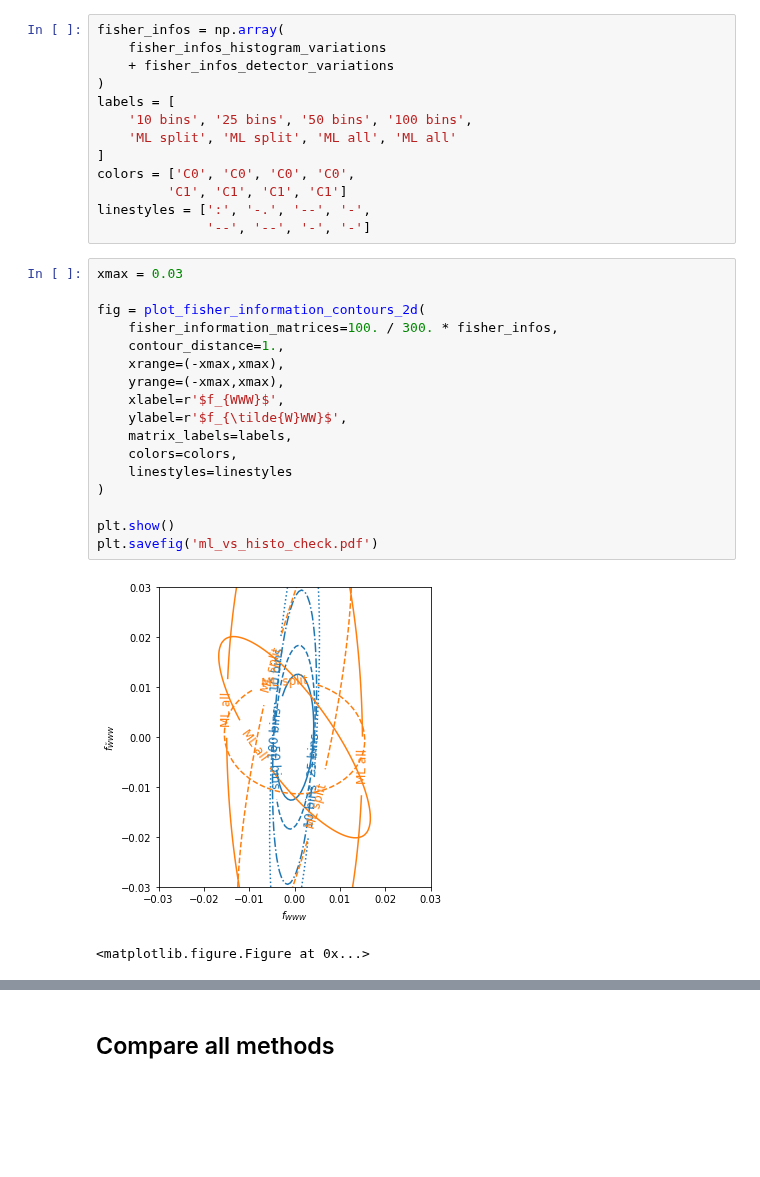
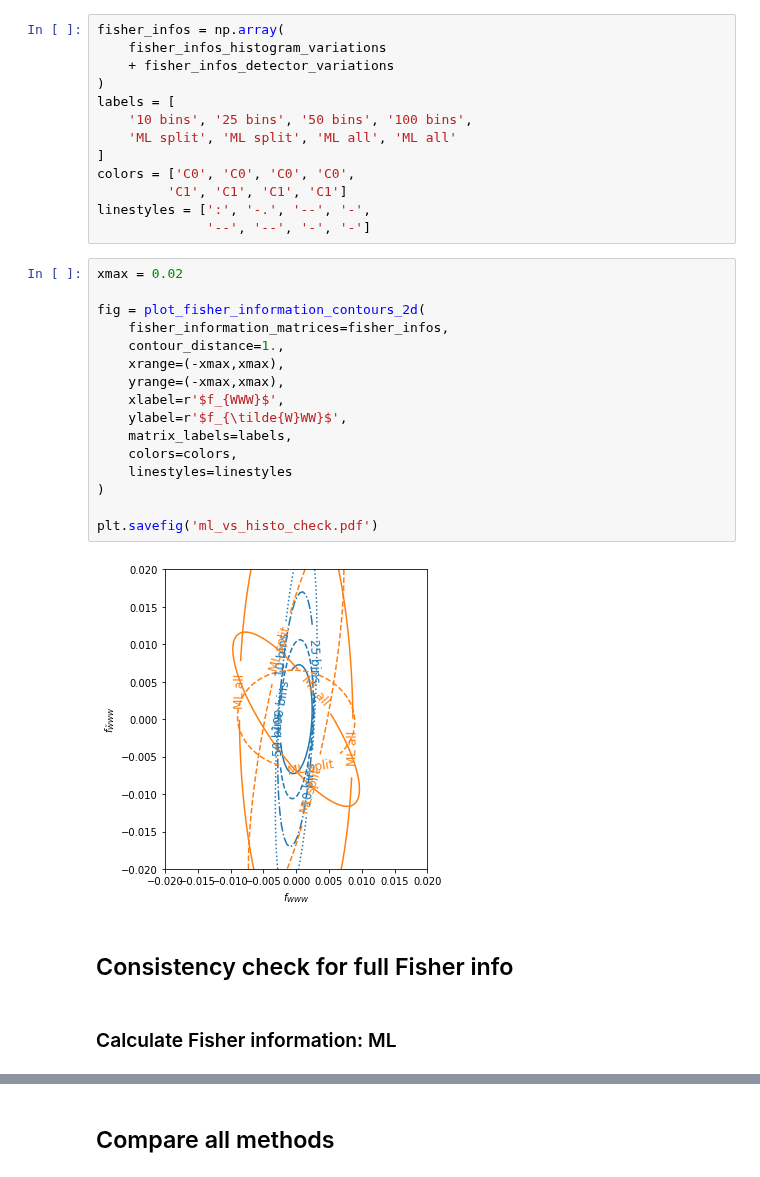
Before and after one commit to dlvp/diboson_mining, a Jupyter notebook: notebooks/wgamma/06_fisher_information.ipynb, the cells around one changed output, grey strips where cells are left out. Saved outputs shown, nothing was run; the diff lists cells and outputs as text; blank space fills up the shorter version.

```diff
--- a/notebooks/wgamma/06_fisher_information.ipynb
+++ b/notebooks/wgamma/06_fisher_information.ipynb
@@ -122,22 +122,24 @@ colors = ['C0', 'C0', 'C0', 'C0',
 linestyles = [':', '-.', '--', '-',
               '--', '--', '-', '-']
 # %%
-xmax = 0.03
+xmax = 0.02
 
 fig = plot_fisher_information_contours_2d(
-    fisher_information_matrices=100. / 300. * fisher_infos,
+    fisher_information_matrices=fisher_infos,
     contour_distance=1.,
     xrange=(-xmax,xmax),
     yrange=(-xmax,xmax),
     xlabel=r'$f_{WWW}$',
     ylabel=r'$f_{\tilde{W}WW}$',
     matrix_labels=labels,
     colors=colors,
     linestyles=linestyles
 )
 
-plt.show()
 plt.savefig('ml_vs_histo_check.pdf')
 # %% [output]
-[figure, old version]
+[figure, new version]
-<matplotlib.figure.Figure at 0x...>
+# %% [markdown]
+## Consistency check for full Fisher info
+# %% [markdown]
+### Calculate Fisher information: ML
```
Also changed, not shown: parts of 7 cells of this notebook, 6 other files.
